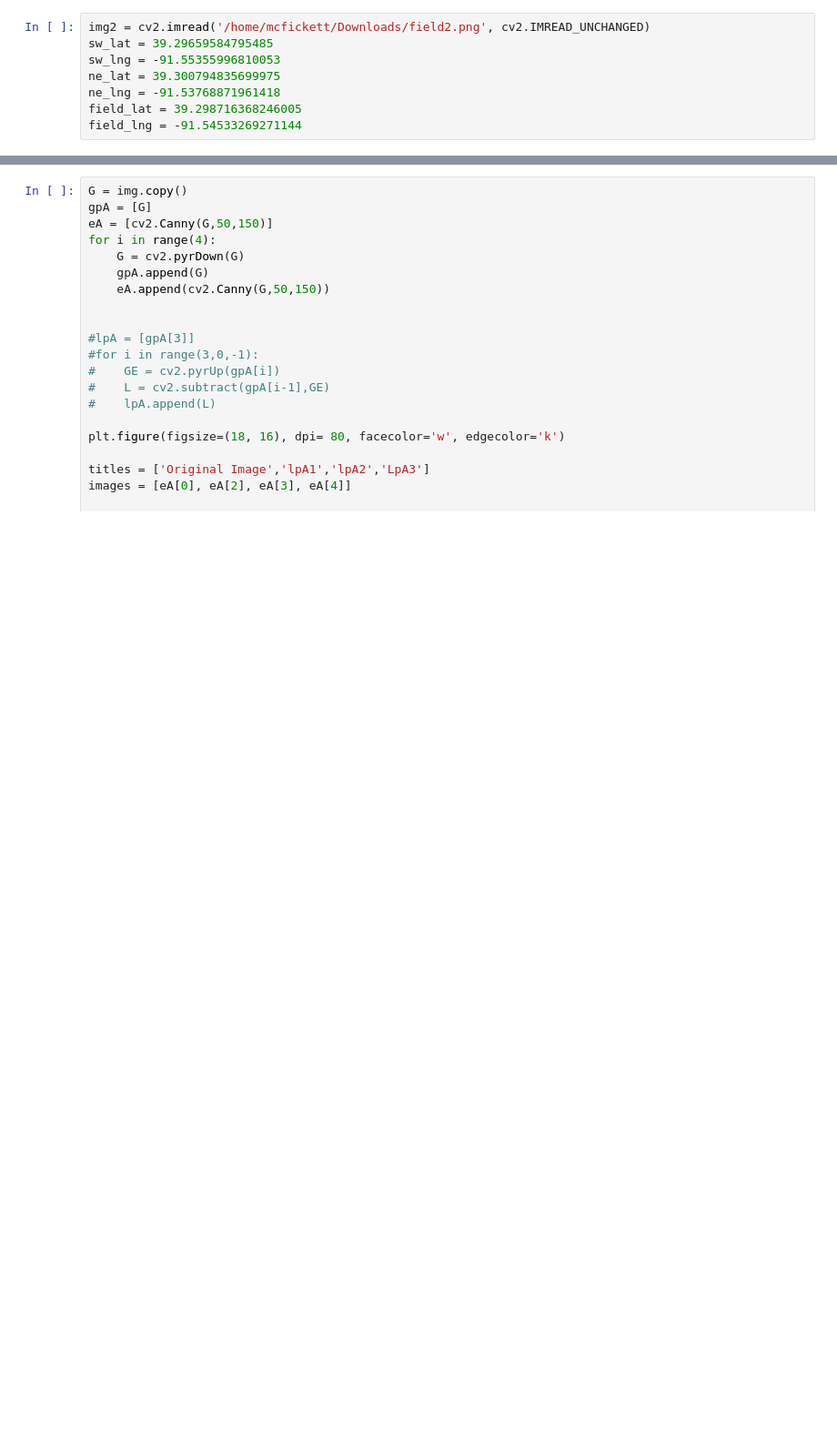
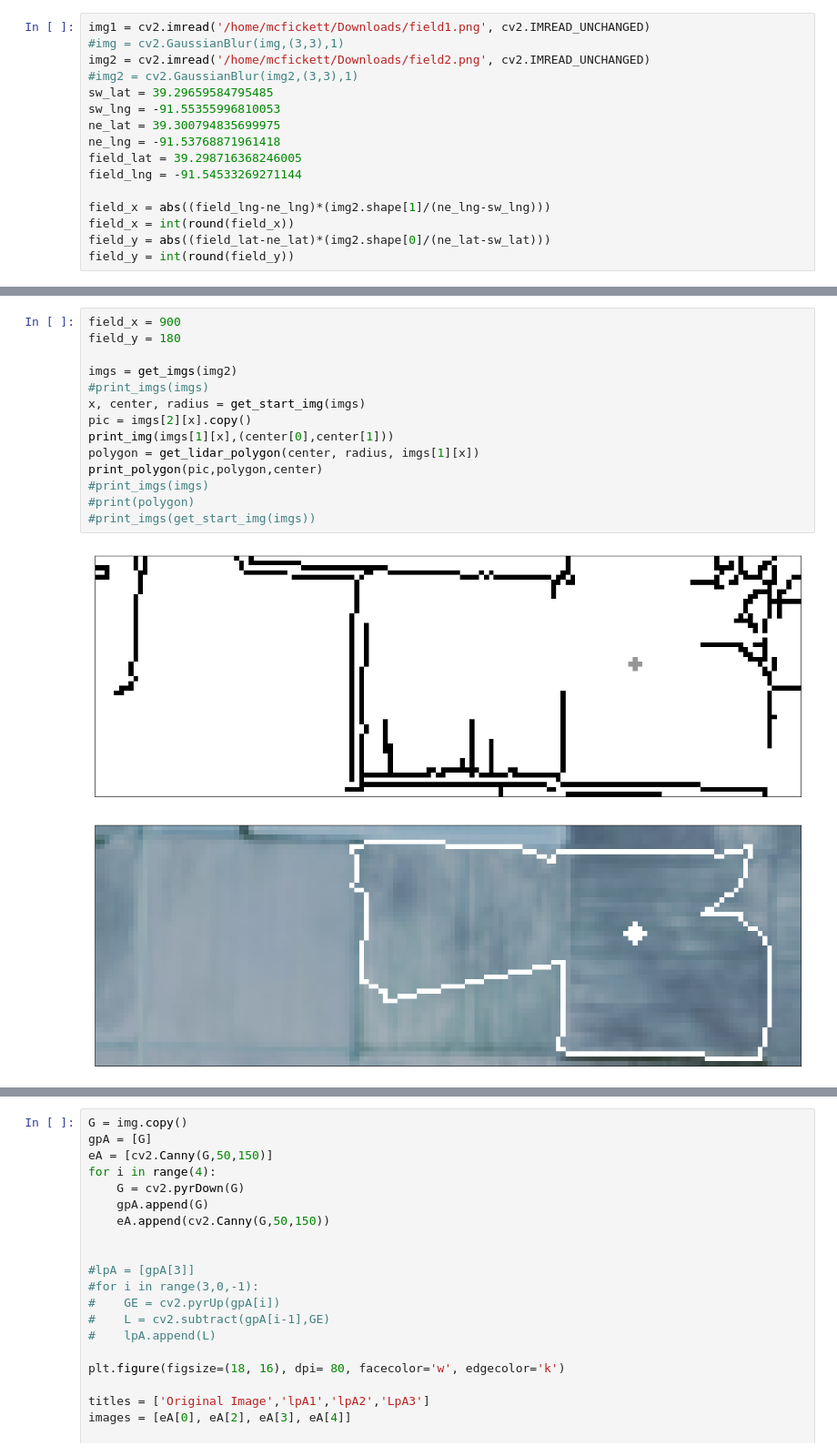
Before and after one commit to nfick/agfield, a Jupyter notebook: hello/FindFieldTest/FindingAField.ipynb, the cells around one changed output, grey strips where cells are left out. Shown at 91% size. Saved outputs shown, nothing was run; the diff lists cells and outputs as text; blank space fills up the shorter version.

```diff
--- a/hello/FindFieldTest/FindingAField.ipynb
+++ b/hello/FindFieldTest/FindingAField.ipynb
@@ -5,8 +7,16 @@ from matplotlib import pyplot as plt
 # %%
+img1 = cv2.imread('/home/mcfickett/Downloads/field1.png', cv2.IMREAD_UNCHANGED)
+#img = cv2.GaussianBlur(img,(3,3),1)
 img2 = cv2.imread('/home/mcfickett/Downloads/field2.png', cv2.IMREAD_UNCHANGED)
+#img2 = cv2.GaussianBlur(img2,(3,3),1)
 sw_lat = 39.29659584795485
 sw_lng = -91.55355996810053
 ne_lat = 39.300794835699975
 ne_lng = -91.53768871961418
 field_lat = 39.298716368246005
 field_lng = -91.54533269271144
+
+field_x = abs((field_lng-ne_lng)*(img2.shape[1]/(ne_lng-sw_lng)))
+field_x = int(round(field_x))
+field_y = abs((field_lat-ne_lat)*(img2.shape[0]/(ne_lat-sw_lat)))
+field_y = int(round(field_y))
@@ -12,0 +178,17 @@ field_lng = -91.54533269271144
+# %%
+field_x = 900
+field_y = 180
+
+imgs = get_imgs(img2)
+#print_imgs(imgs)
+x, center, radius = get_start_img(imgs)
+pic = imgs[2][x].copy()
+print_img(imgs[1][x],(center[0],center[1]))
+polygon = get_lidar_polygon(center, radius, imgs[1][x])
+print_polygon(pic,polygon,center)
+#print_imgs(imgs)
+#print(polygon)
+#print_imgs(get_start_img(imgs))
+# %% [output]
+[figure, added]
+[figure, added]
```
Also changed, not shown: parts of 15 cells of this notebook, 2 other files.
